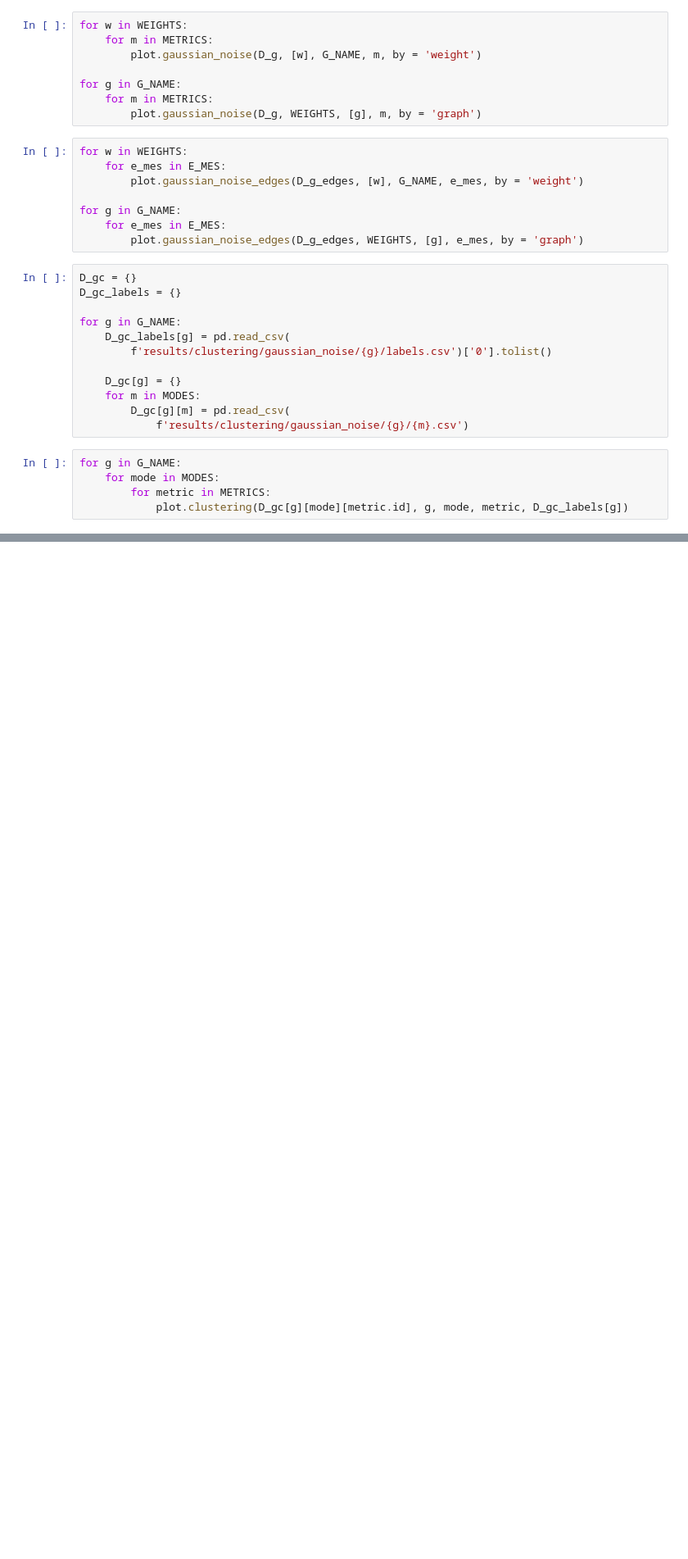
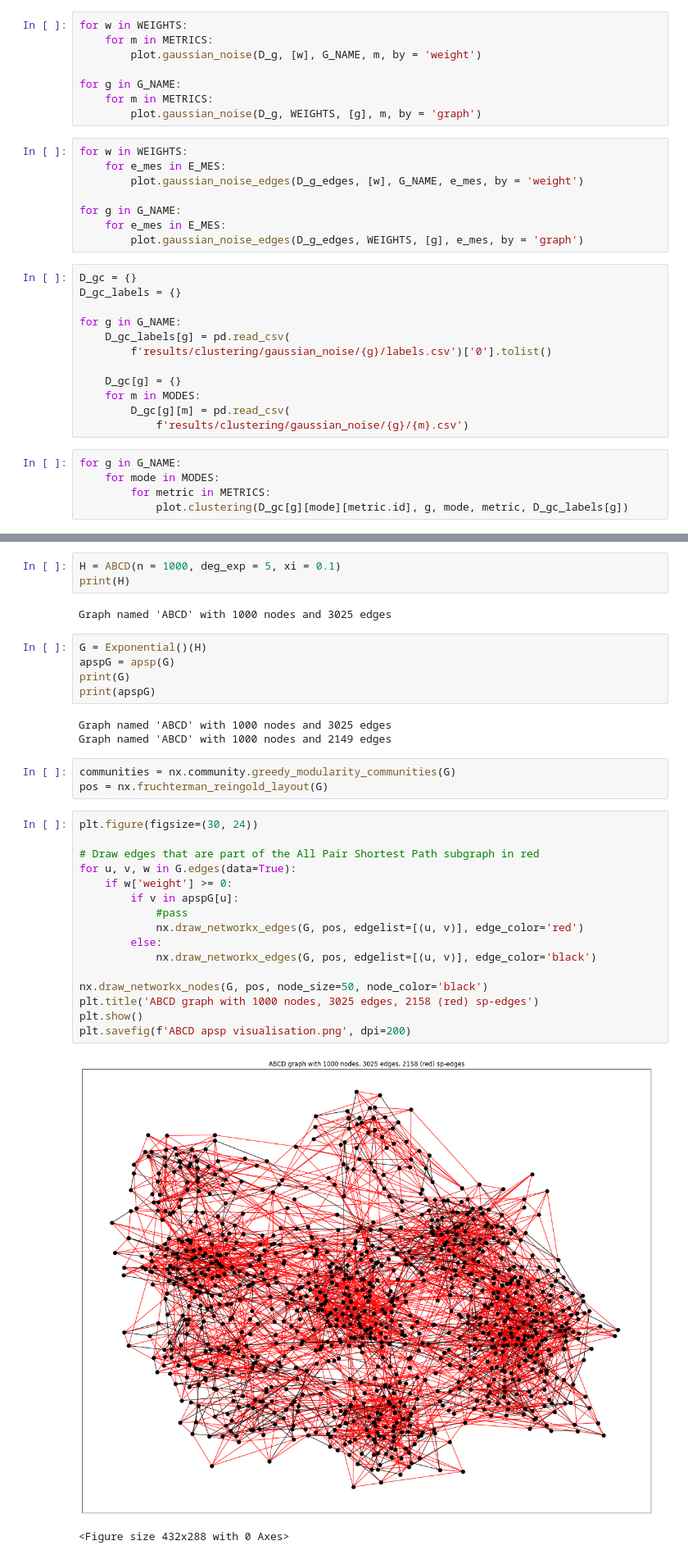
Before and after one commit to NicoHelemon/MAproject, a Jupyter notebook: plotting.ipynb, the cells around one changed output, grey strips where cells are left out. Shown at 82% size. Drawn from its saved outputs; the diff is of its cells as text; blank space fills up the shorter version.

```diff
--- a/plotting.ipynb
+++ b/plotting.ipynb
@@ -89,0 +94,35 @@ for g in G_NAME:
+# %%
+H = ABCD(n = 1000, deg_exp = 5, xi = 0.1)
+print(H)
+# %% [output]
+Graph named 'ABCD' with 1000 nodes and 3025 edges
+# %%
+G = Exponential()(H)
+apspG = apsp(G)
+print(G)
+print(apspG)
+# %% [output]
+Graph named 'ABCD' with 1000 nodes and 3025 edges
+Graph named 'ABCD' with 1000 nodes and 2149 edges
+# %%
+communities = nx.community.greedy_modularity_communities(G)
+pos = nx.fruchterman_reingold_layout(G)
+# %%
+plt.figure(figsize=(30, 24))
+
+# Draw edges that are part of the All Pair Shortest Path subgraph in red
+for u, v, w in G.edges(data=True):
+    if w['weight'] >= 0:
+        if v in apspG[u]:
+            #pass
+            nx.draw_networkx_edges(G, pos, edgelist=[(u, v)], edge_color='red')
+        else:
+            nx.draw_networkx_edges(G, pos, edgelist=[(u, v)], edge_color='black')
+
+nx.draw_networkx_nodes(G, pos, node_size=50, node_color='black')
+plt.title('ABCD graph with 1000 nodes, 3025 edges, 2158 (red) sp-edges')
+plt.show()
+plt.savefig(f'ABCD apsp visualisation.png', dpi=200)
+# %% [output]
+[figure, added]
+<Figure size 432x288 with 0 Axes>
```
Also changed, not shown: parts of 1 cell of this notebook, 7 other files.
